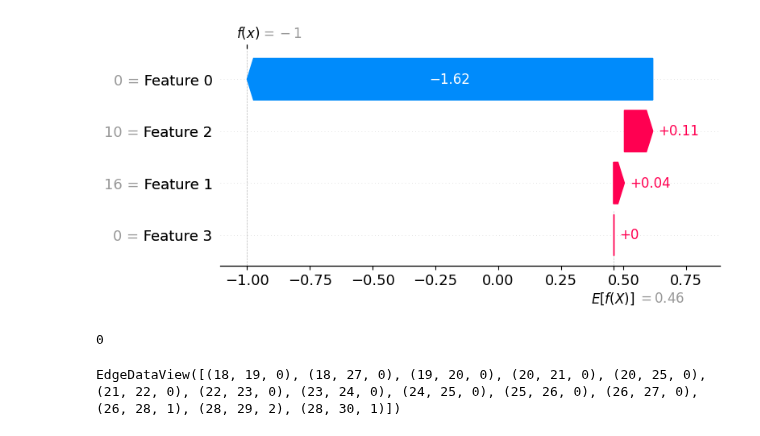
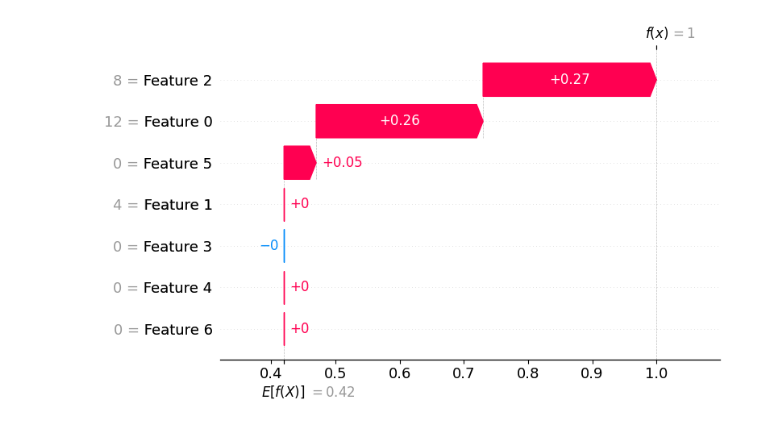
Before and after one commit to congrendai/MSc_Individual_Project, a Jupyter notebook: model.ipynb, the cells around one changed output. Saved outputs shown, nothing was run; the diff lists cells and outputs as text; code cells hidden in the pictures.

```diff
--- a/model.ipynb
+++ b/model.ipynb
@@ -2,16 +2,8 @@
 from kervis.utils import Model
 from kervis.kernels import VertexHistogram, EdgeHistogram, ShortestPath, Graphlet, WeisfeilerLehman
 # %%
-SP = Model("MUTAG", EdgeHistogram, "SVM")
+SP = Model("MUTAG", VertexHistogram, "SVM")
 # %%
-SP.waterfall_plot(0)
+SP.waterfall_plot(20)
 # %% [output]
-[figure, old version]
+[figure, new version]
-# %%
-SP.kernel.attributes[0]
-# %% [output]
-0
-# %%
-SP.dataset.graphs[1].edges(data="type")
-# %% [output]
-EdgeDataView([(18, 19, 0), (18, 27, 0), (19, 20, 0), (20, 21, 0), (20, 25, 0), (21, 22, 0), (22, 23, 0), (23, 24, 0), (24, 25, 0), (25, 26, 0), (26, 27, 0), (26, 28, 1), (28, 29, 2), (28, 30, 1)])
```
Also changed, not shown: parts of 2 cells of this notebook, 2 other files.
